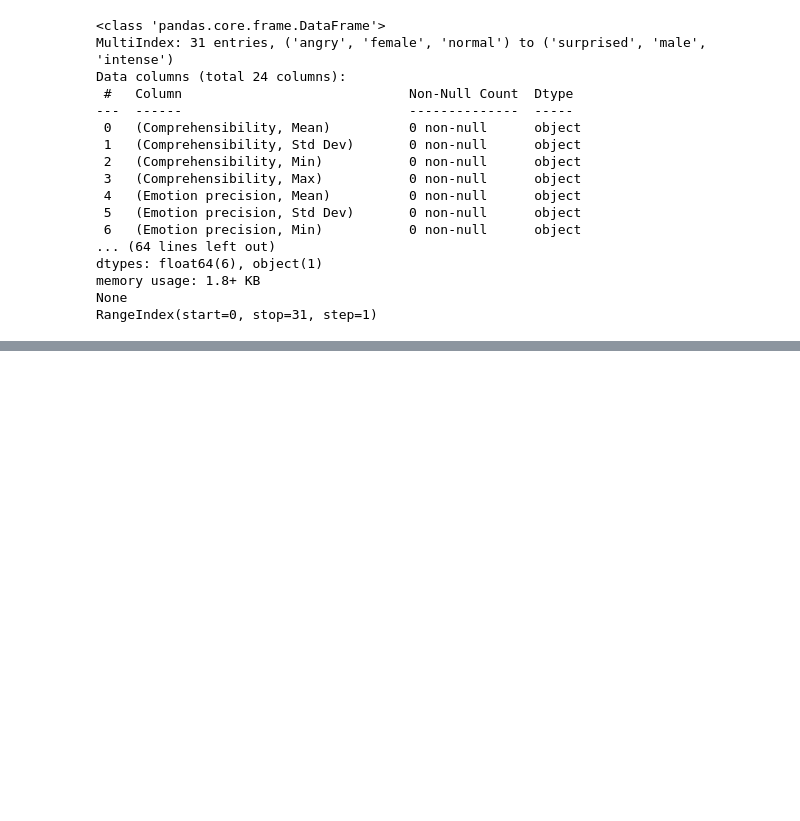
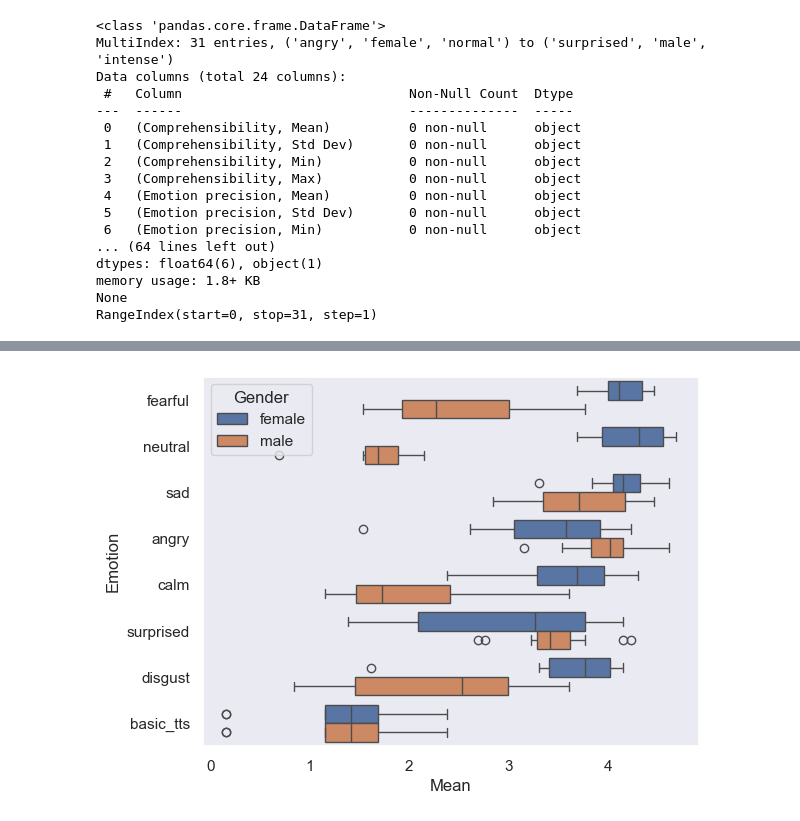
Before and after one commit to LeanderVonSeelstrang/TTS, a Jupyter notebook: survey/make_plots.ipynb, the cells around one changed output, grey strips where cells are left out. Cells and saved outputs as stored; diff of their text form; code cells hidden in the pictures; blank space fills up the shorter version.

```diff
--- a/survey/make_plots.ipynb
+++ b/survey/make_plots.ipynb
@@ -154,0 +182,10 @@ result_df
+# %%
+#mean_df = result_df.filter(like='Mean', axis=1)
+mean_df = result_df.loc[:, result_df.columns.get_level_values(1) == 'Mean']
+std_df = result_df.loc[:, result_df.columns.get_level_values(1) == 'Std Dev']
+min_df = result_df.loc[:, result_df.columns.get_level_values(1) == 'Min']
+max_df = result_df.loc[:, result_df.columns.get_level_values(1) == 'Max']
+mean_df
+std_df
+min_df
+max_df
@@ -154,0 +220,4 @@ result_df
+# %%
+# Combine the DataFrames into a single DataFrame
+combined_df = pd.concat([mean_df, std_df, min_df, max_df], keys=['Mean', 'Std Dev', 'Min', 'Max'], axis=1)
+combined_df
@@ -154,0 +250,22 @@ result_df
+# %%
+
+# Specify the order of categories for better plotting
+order = ["angry", "basic_tts", "calm", "disgust", "fearful", "happy", "neutral", "sad", "surprised"]
+order = ["fearful",
+         "neutral",
+         "sad",
+         "angry",
+         "calm",
+         "surprised",
+         "disgust",
+         "neutral",
+         "basic_tts"]
+sns.set_theme(style="darkgrid")
+sns.set_style("dark")
+# %%
+hue_order = ["female", "male"]
+# Create a horizontal boxplot using Seaborn
+sns.boxplot(x=combined_df['Mean'], y=combined_df['Emotion'], hue=combined_df['Gender'], order=order, orient='h')
+plt.show()
+# %% [output]
+[figure, added]
```
Also changed, not shown: parts of 11 cells of this notebook, 8 other files.
